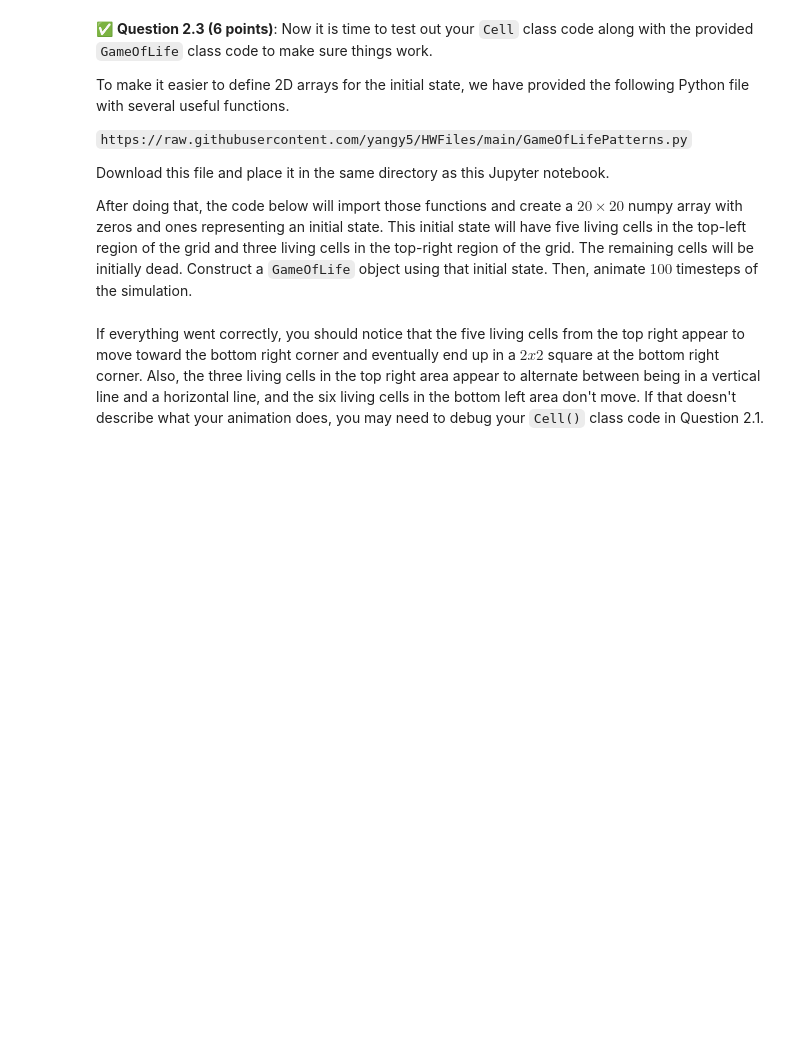
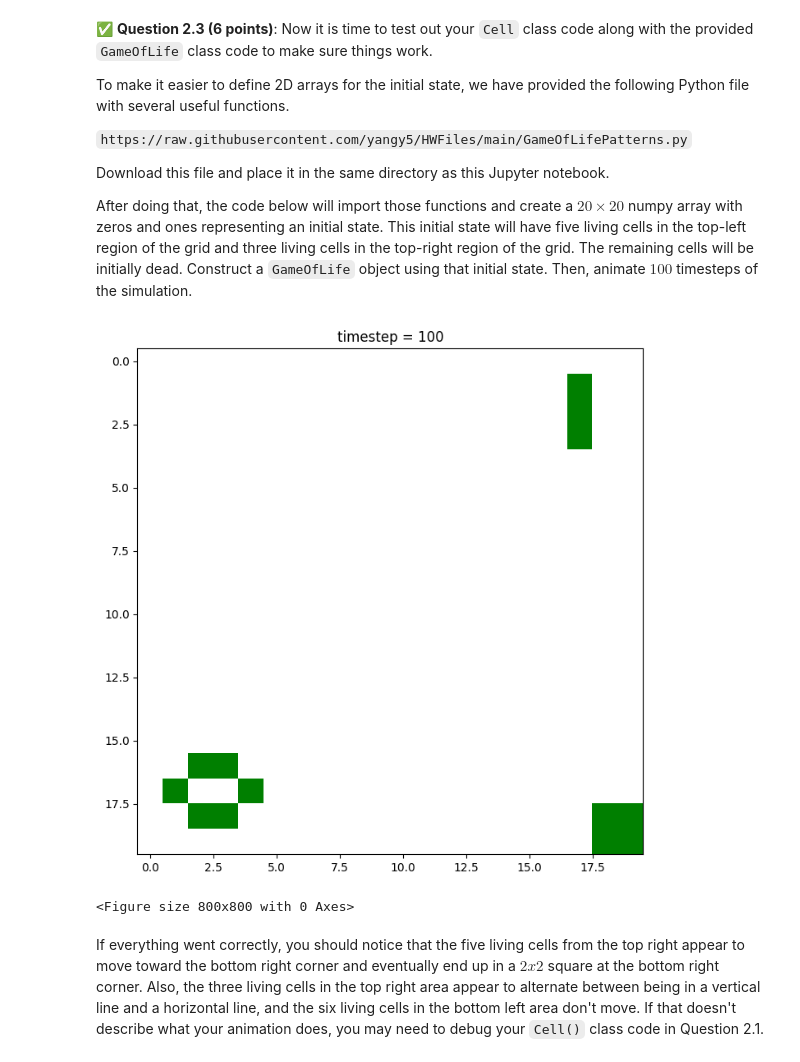
Before and after one commit to brytran/CMSE202-f23-turnin, a Jupyter notebook: hw-02/HW-02_ABMandGraphTheory-STUDENT.ipynb, the cells around one changed output. Saved outputs shown, nothing was run; the diff lists cells and outputs as text; code cells hidden in the pictures; blank space fills up the shorter version.

```diff
--- a/hw-02/HW-02_ABMandGraphTheory-STUDENT.ipynb
+++ b/hw-02/HW-02_ABMandGraphTheory-STUDENT.ipynb
@@ -87,6 +87,8 @@ class Cell():
         '''
         Add a cell to the list of neighbors
         '''
+        self.neighbor_list.append(neighbor_cell)
+        return
         # append neighbor_cell to neighbor_list
 
     def update_num_alive_neighbors(self):
@@ -99,6 +101,15 @@ class Cell():
 
             # for each cell which is alive, increment num_alive_neighbors by 1
 
+        self.num_alive_neighbors = 0
+
+        for cell in self.neighbor_list:
+            if cell.is_alive:
+                self.num_alive_neighbors+=1
+
+
+        return
+
     def update_is_alive(self):
         '''
         Update whether or not this cell is alive using the current values of is_alive and num_neighbors_alive
@@ -109,6 +120,19 @@ class Cell():
 
         # NOTE: This method will be called by the GameOfLife class (see Question 2.2) on every cell AFTER calling
         # update_num_alive_neighbors() on every cell. Do NOT call update_num_alive_neighbors() in this method
+
+        if self.is_alive:
+            if self.num_alive_neighbors == 2 or self.num_alive_neighbors == 3:
+                self.is_alive = True
+            else:
+                self.is_alive = False
+        else:
+            if self.num_alive_neighbors == 3:
+                self.is_alive = True
+            else:
+                self.is_alive = False
+
+        return
 # %% [markdown]
 &#9989; **Question 2.2 (8 points total)**: Here we provide code for the `GameOfLife()` class to do the simulation. This class has three methods:
 1. `__init__()`: Generate a 2D grid of `Cell()` objects using the `initial_state` array to decide if each cell starts as alive or dead.
@@ -217,27 +241,29 @@ After doing that, the code below will import those functions and create a $20 \t
 # %%
 # Put your code for Question 2.3 here
 
 # Import helper functions
 from GameOfLifePatterns import *
 
 # initial state array
 initial_state = np.zeros((20,20))
 initial_state = add_glider(initial_state,0,0,'SE')
 initial_state = add_blinker(initial_state,1,17,'vertical')
 initial_state = add_beehive(initial_state,16,1,'horizontal')
 
 # create a GameOfLife object using the initial_state formed above
-
+game = GameOfLife(initial_state)
 # figure for animation
 fig, ax = plt.subplots(figsize=(8,8)) # change figsize if needed
 
 # draw the initial state
 
 # loop over 100 iterations
-
-    # evolve the simulation by one timestep
-
-    # draw the grid of cells
+for i in range(100):
+    game.update()
+    game.draw(fig)
+# %% [output]
+[figure, added]
+<Figure size 800x800 with 0 Axes>
 # %% [markdown]
 If everything went correctly, you should notice that the five living cells from the top right appear to move toward the bottom right corner and eventually end up in a $2x2$ square at the bottom right corner. Also, the three living cells in the top right area appear to alternate between being in a vertical line and a horizontal line, and the six living cells in the bottom left area don't move. If that doesn't describe what your animation does, you may need to debug your `Cell()` class code in Question 2.1.
 # %% [markdown]
```
Also changed, not shown: parts of 11 cells of this notebook, 1 other file.
